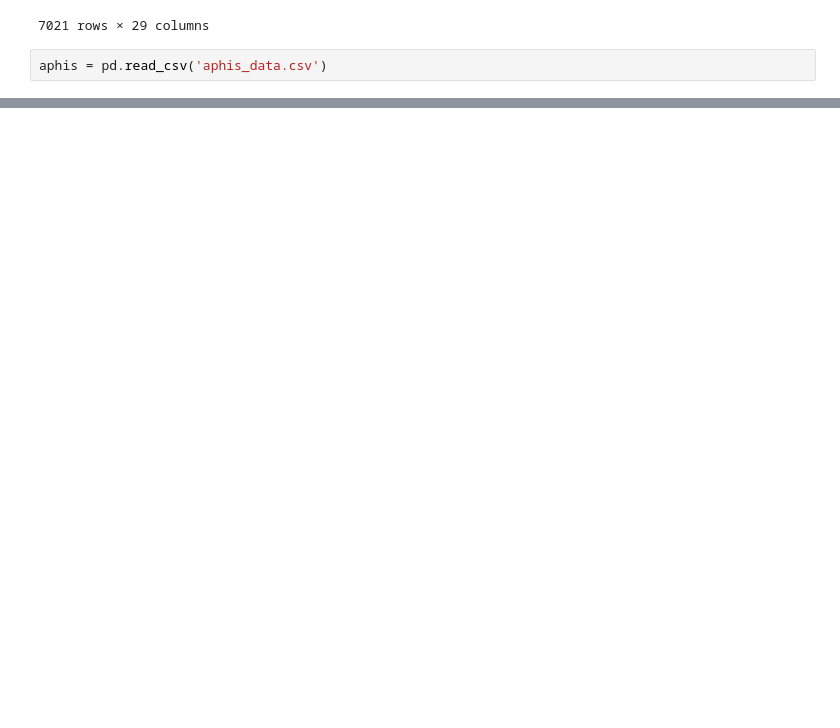
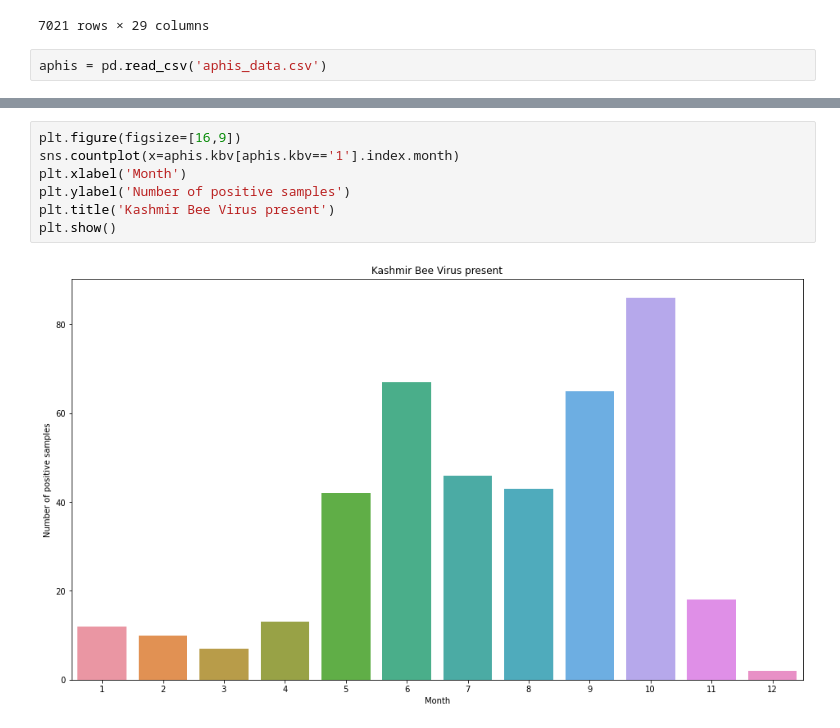
Before and after one commit to Honey-Bee-Roundup-Capstone/dash-repo, a Jupyter notebook: explore2.ipynb, the cells around one changed output, grey strips where cells are left out. Cells and saved outputs as stored; diff of their text form; blank space fills up the shorter version.

```diff
--- a/explore2.ipynb
+++ b/explore2.ipynb
@@ -1452,0 +1469,9 @@ plt.show()
+# %%
+plt.figure(figsize=[16,9])
+sns.countplot(x=aphis.kbv[aphis.kbv=='1'].index.month)
+plt.xlabel('Month')
+plt.ylabel('Number of positive samples')
+plt.title('Kashmir Bee Virus present')
+plt.show()
+# %% [output]
+[figure, added]
```
Also changed, not shown: parts of 200 cells of this notebook.
